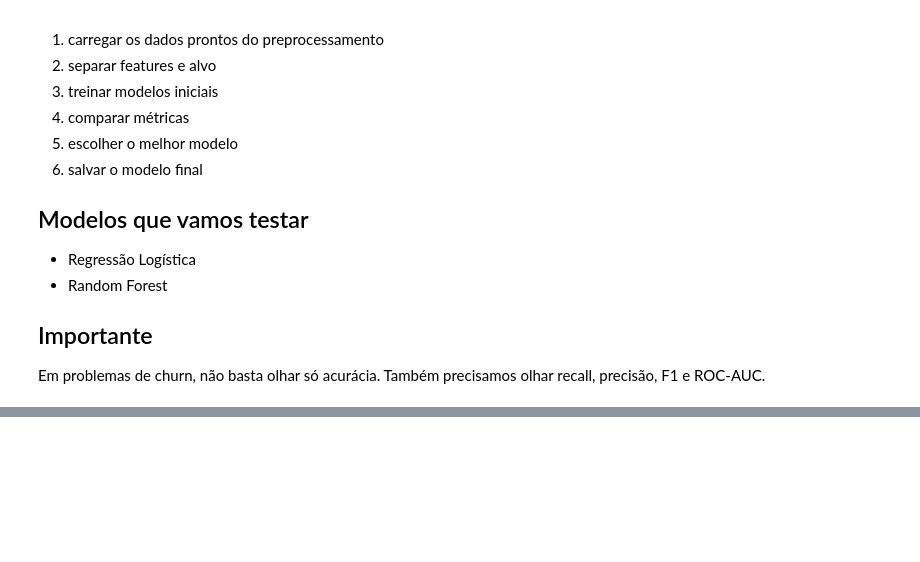
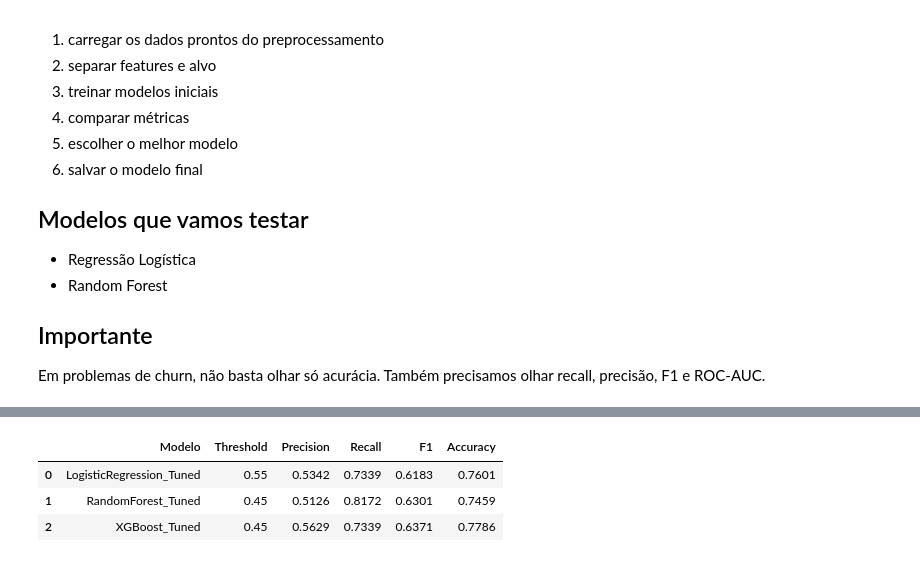
Before and after one commit to Meschick/telco-churn-ml, a Jupyter notebook: notebooks/04_treinamento.ipynb, the cells around one changed output, grey strips where cells are left out. Saved outputs shown, nothing was run; the diff lists cells and outputs as text; code cells hidden in the pictures; blank space fills up the shorter version.

```diff
--- a/notebooks/04_treinamento.ipynb
+++ b/notebooks/04_treinamento.ipynb
@@ -254,0 +1205,87 @@ Próximo passo: avaliação final usando o threshold ajustado.
+# %%
+# %%
+print("=" * 60)
+print("ANÁLISE DE THRESHOLD DOS MODELOS TUNADOS")
+print("=" * 60)
+
+thresholds = np.arange(0.30, 0.71, 0.05)
+
+threshold_results = []
+
+for model_name, model in tuned_models.items():
+
+    print(f"\nAnalisando: {model_name}")
+
+    # Probabilidades no conjunto de teste
+    y_prob = model.predict_proba(X_test)[:, 1]
+
+    for threshold in thresholds:
+
+        y_pred = (
+            y_prob >= threshold
+        ).astype(int)
+
+        threshold_results.append({
+            "Modelo": model_name,
+            "Threshold": round(threshold, 2),
+            "Precision": precision_score(
+                y_test,
+                y_pred,
+                zero_division=0
+            ),
+            "Recall": recall_score(
+                y_test,
+                y_pred,
+                zero_division=0
+            ),
+            "F1": f1_score(
+                y_test,
+                y_pred,
+                zero_division=0
+            ),
+            "Accuracy": accuracy_score(
+                y_test,
+                y_pred
+            )
+        })
+
+threshold_df = pd.DataFrame(
+    threshold_results
+)
+
+print("\n" + "=" * 60)
+print("MELHOR THRESHOLD POR MODELO")
+print("=" * 60)
+
+best_thresholds = (
+    threshold_df
+    .sort_values(
+        ["Modelo", "F1", "Recall"],
+        ascending=[True, False, False]
+    )
+    .groupby("Modelo")
+    .head(1)
+    .reset_index(drop=True)
+)
+
+display(
+    best_thresholds.round(4)
+)
+
+print("\n" + "=" * 60)
+print("TOP RESULTADOS POR F1")
+print("=" * 60)
+
+top_thresholds = (
+    threshold_df
+    .sort_values(
+        ["F1", "Recall"],
+        ascending=[False, False]
+    )
+    .head(15)
+)
+
+display(
+    top_thresholds.round(4)
+)
+# %% [output]
@@ -254,0 +1305,4 @@ Próximo passo: avaliação final usando o threshold ajustado.
+|  | Modelo | Threshold | Precision | Recall | F1 | Accuracy |
+| 0 | LogisticRegression_Tuned | 0.55 | 0.5342 | 0.7339 | 0.6183 | 0.7601 |
+| 1 | RandomForest_Tuned | 0.45 | 0.5126 | 0.8172 | 0.6301 | 0.7459 |
+| 2 | XGBoost_Tuned | 0.45 | 0.5629 | 0.7339 | 0.6371 | 0.7786 |
```
Also changed, not shown: parts of 29 cells of this notebook, 5 other files.
